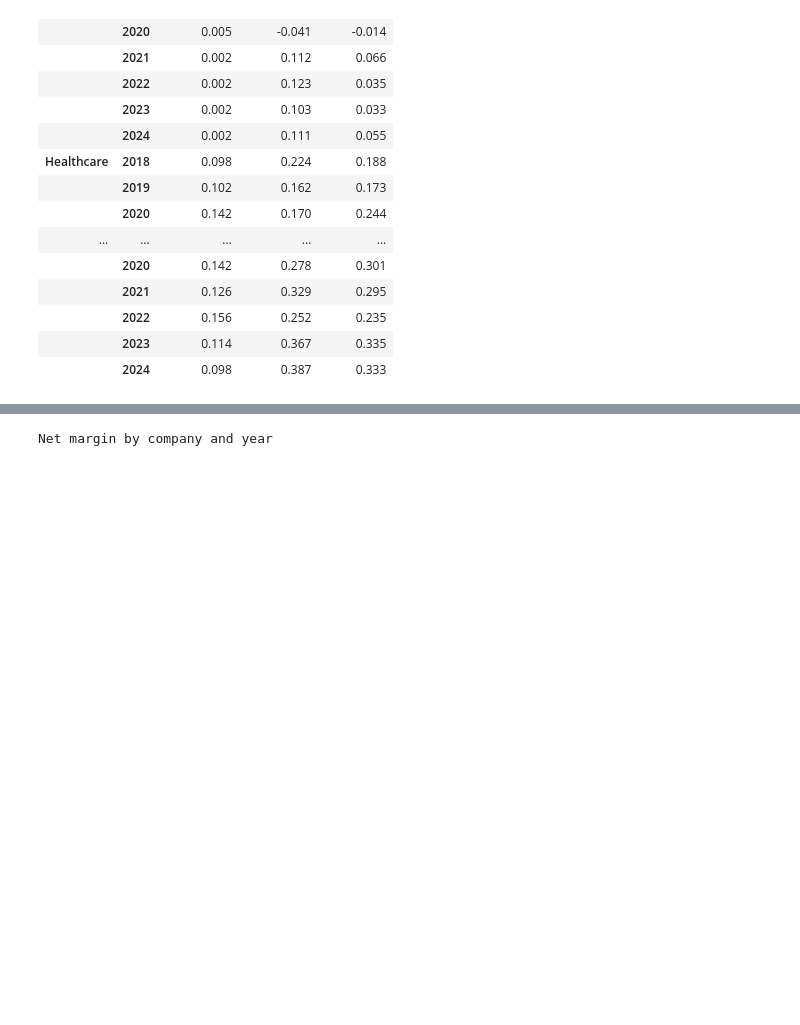
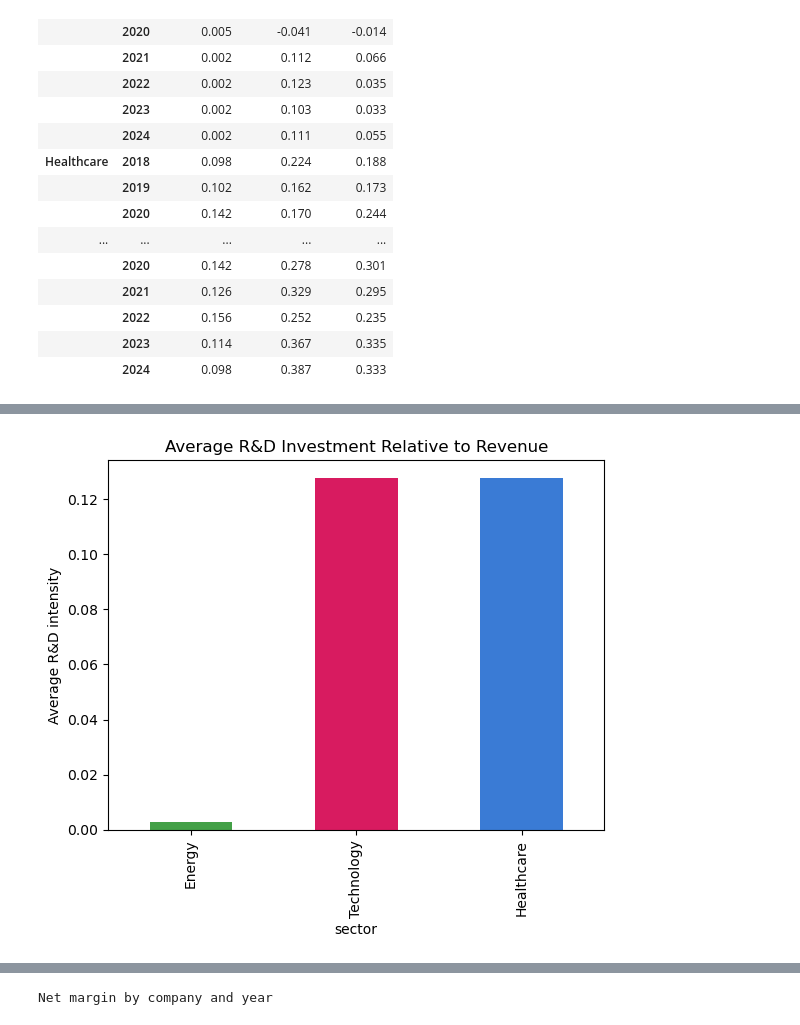
Before and after one commit to silyzch/me204-final-project., a Jupyter notebook: notebooks/NB03-silyzch-Data-Analysis.ipynb, the cells around one changed output, grey strips where cells are left out. Saved outputs shown, nothing was run; the diff lists cells and outputs as text; code cells hidden in the pictures; blank space fills up the shorter version.

```diff
--- a/notebooks/NB03-silyzch-Data-Analysis.ipynb
+++ b/notebooks/NB03-silyzch-Data-Analysis.ipynb
@@ -26,0 +77,20 @@ df.groupby(["sector", "year"])[["rd_intensity", "net_margin", "fcf_margin"]].mea
+# %%
+rd_sector = (
+    df.groupby("sector")["rd_intensity"]
+    .mean()
+    .sort_values()
+)
+colors = {
+    "Energy": "#43A047",
+    "Healthcare": "#3A7BD5",
+    "Technology": "#D81B60"
+}
+rd_sector.plot(
+    kind="bar",
+    ylabel="Average R&D intensity",
+    title="Average R&D Investment Relative to Revenue",
+    color=[colors[sector] for sector in rd_sector.index]
+)
+plt.show()
+# %% [output]
+[figure, added]
```
Also changed, not shown: parts of 6 cells of this notebook.
